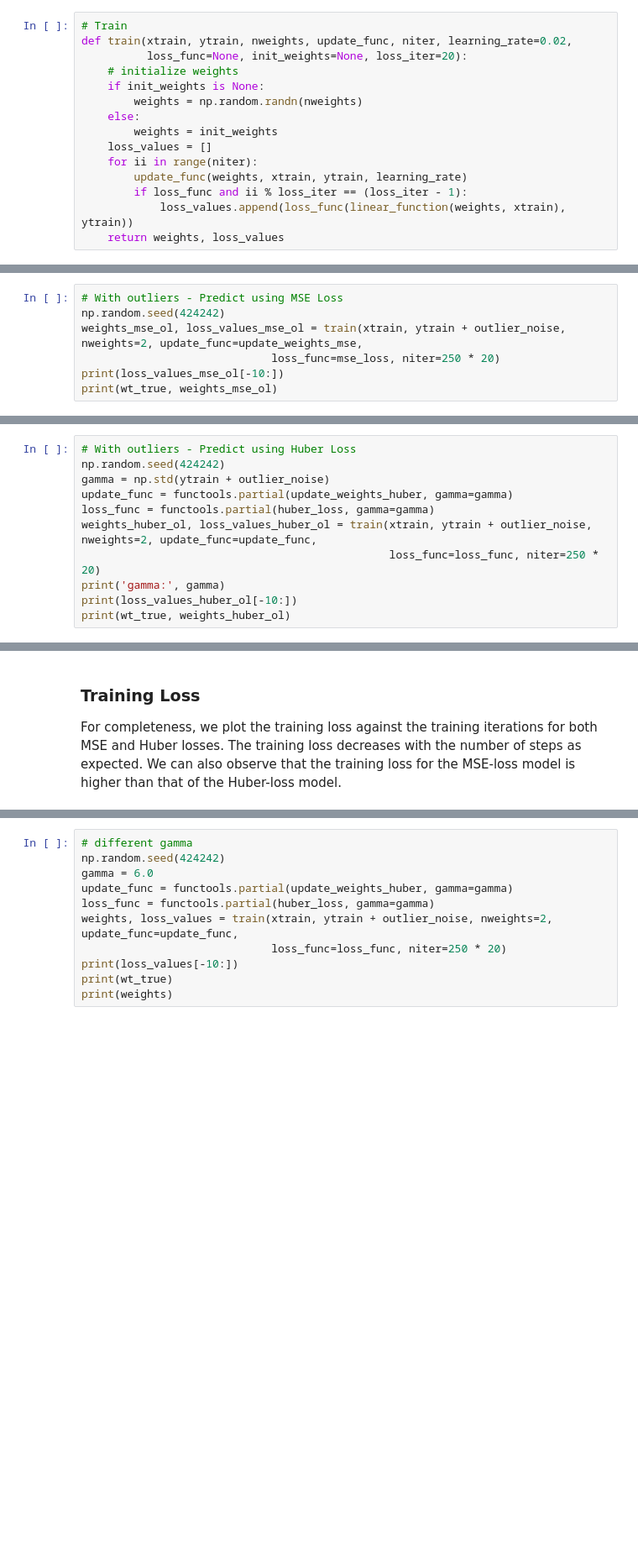
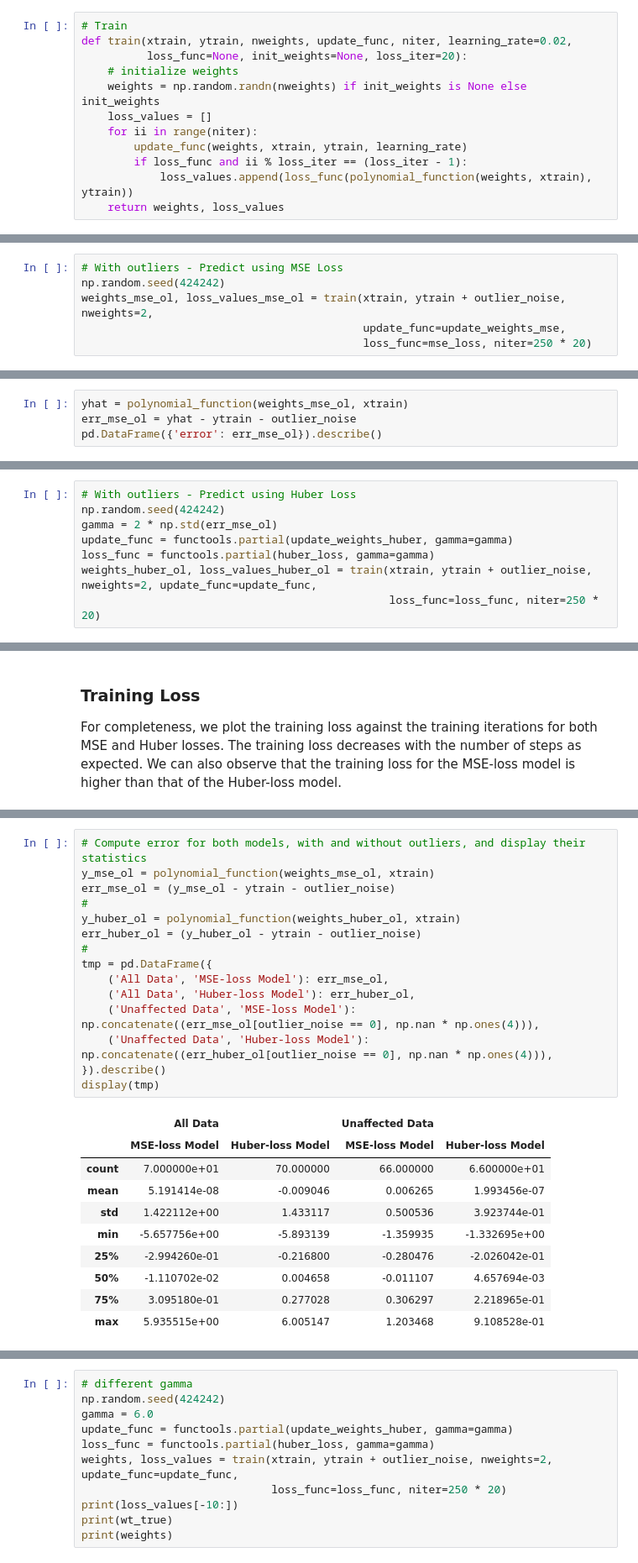
Before and after one commit to jraman/tds-submissions, a Jupyter notebook: src/basics-ml/hw2_huber_loss.ipynb, the cells around one changed output, grey strips where cells are left out. Shown at 84% size. Saved outputs shown, nothing was run; the diff lists cells and outputs as text; blank space fills up the shorter version.

Commit message:
add error distributions, derivations, etc

```diff
--- a/src/basics-ml/hw2_huber_loss.ipynb
+++ b/src/basics-ml/hw2_huber_loss.ipynb
@@ -147,13 +224,10 @@ test()
 def train(xtrain, ytrain, nweights, update_func, niter, learning_rate=0.02,
           loss_func=None, init_weights=None, loss_iter=20):
     # initialize weights
-    if init_weights is None:
-        weights = np.random.randn(nweights)
-    else:
-        weights = init_weights
+    weights = np.random.randn(nweights) if init_weights is None else init_weights
     loss_values = []
     for ii in range(niter):
         update_func(weights, xtrain, ytrain, learning_rate)
         if loss_func and ii % loss_iter == (loss_iter - 1):
-            loss_values.append(loss_func(linear_function(weights, xtrain), ytrain))
+            loss_values.append(loss_func(polynomial_function(weights, xtrain), ytrain))
     return weights, loss_values
@@ -294,7 +416,6 @@ We now add the outlier noise, thus creating the outliers, and then train the lin
 # %%
 # With outliers - Predict using MSE Loss
 np.random.seed(424242)
-weights_mse_ol, loss_values_mse_ol = train(xtrain, ytrain + outlier_noise, nweights=2, update_func=update_weights_mse,
-                             loss_func=mse_loss, niter=250 * 20)
-print(loss_values_mse_ol[-10:])
-print(wt_true, weights_mse_ol)
+weights_mse_ol, loss_values_mse_ol = train(xtrain, ytrain + outlier_noise, nweights=2,
+                                           update_func=update_weights_mse,
+                                           loss_func=mse_loss, niter=250 * 20)
@@ -317,0 +444,4 @@ MSE loss (unaffected data): 0.24677995511981501
+# %%
+yhat = polynomial_function(weights_mse_ol, xtrain)
+err_mse_ol = yhat - ytrain - outlier_noise
+pd.DataFrame({'error': err_mse_ol}).describe()
@@ -318,11 +482,8 @@ MSE loss (unaffected data): 0.24677995511981501
 # %%
 # With outliers - Predict using Huber Loss
 np.random.seed(424242)
-gamma = np.std(ytrain + outlier_noise)
+gamma = 2 * np.std(err_mse_ol)
 update_func = functools.partial(update_weights_huber, gamma=gamma)
 loss_func = functools.partial(huber_loss, gamma=gamma)
 weights_huber_ol, loss_values_huber_ol = train(xtrain, ytrain + outlier_noise, nweights=2, update_func=update_func,
                                                loss_func=loss_func, niter=250 * 20)
-print('gamma:', gamma)
-print(loss_values_huber_ol[-10:])
-print(wt_true, weights_huber_ol)
@@ -385,0 +547,26 @@ The MSE loss using the weights of the model using MSE-loss and the model using H
+# %%
+# Compute error for both models, with and without outliers, and display their statistics
+y_mse_ol = polynomial_function(weights_mse_ol, xtrain)
+err_mse_ol = (y_mse_ol - ytrain - outlier_noise)
+#
+y_huber_ol = polynomial_function(weights_huber_ol, xtrain)
+err_huber_ol = (y_huber_ol - ytrain - outlier_noise)
+#
+tmp = pd.DataFrame({
+    ('All Data', 'MSE-loss Model'): err_mse_ol,
+    ('All Data', 'Huber-loss Model'): err_huber_ol,
+    ('Unaffected Data', 'MSE-loss Model'): np.concatenate((err_mse_ol[outlier_noise == 0], np.nan * np.ones(4))),
+    ('Unaffected Data', 'Huber-loss Model'): np.concatenate((err_huber_ol[outlier_noise == 0], np.nan * np.ones(4))),
+}).describe()
+display(tmp)
+# %% [output]
+|  | All Data |  | Unaffected Data |  |
+|  | MSE-loss Model | Huber-loss Model | MSE-loss Model | Huber-loss Model |
+| count | 7.000000e+01 | 70.000000 | 66.000000 | 6.600000e+01 |
+| mean | 5.191414e-08 | -0.009046 | 0.006265 | 1.993456e-07 |
+| std | 1.422112e+00 | 1.433117 | 0.500536 | 3.923744e-01 |
+| min | -5.657756e+00 | -5.893139 | -1.359935 | -1.332695e+00 |
+| 25% | -2.994260e-01 | -0.216800 | -0.280476 | -2.026042e-01 |
+| 50% | -1.110702e-02 | 0.004658 | -0.011107 | 4.657694e-03 |
+| 75% | 3.095180e-01 | 0.277028 | 0.306297 | 2.218965e-01 |
+| max | 5.935515e+00 | 6.005147 | 1.203468 | 9.108528e-01 |
```
Also changed, not shown: parts of 61 cells of this notebook.
